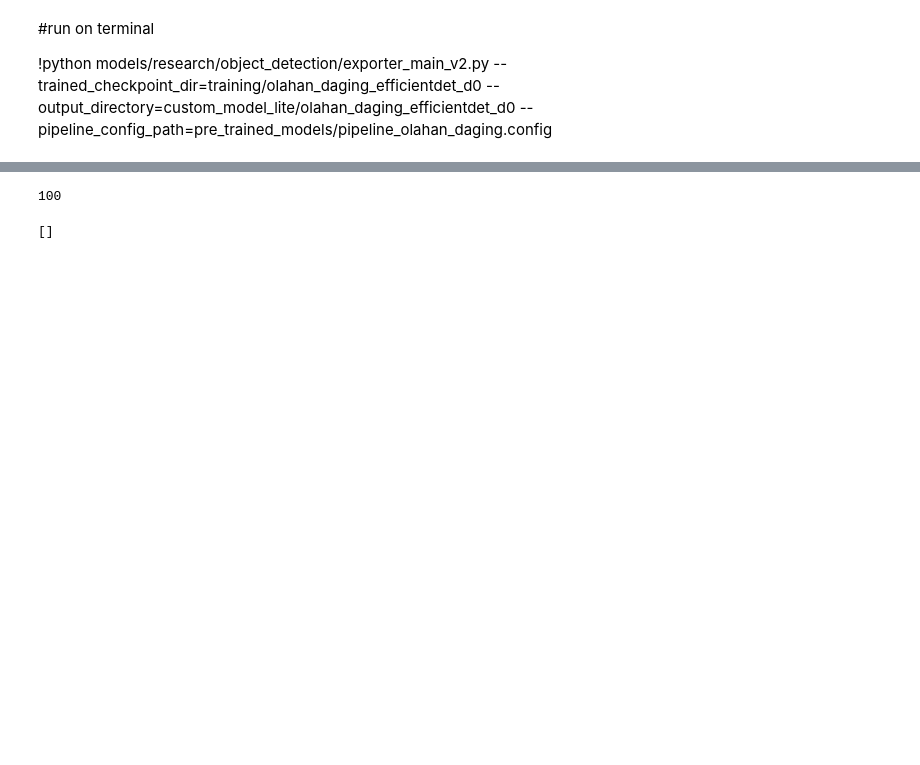
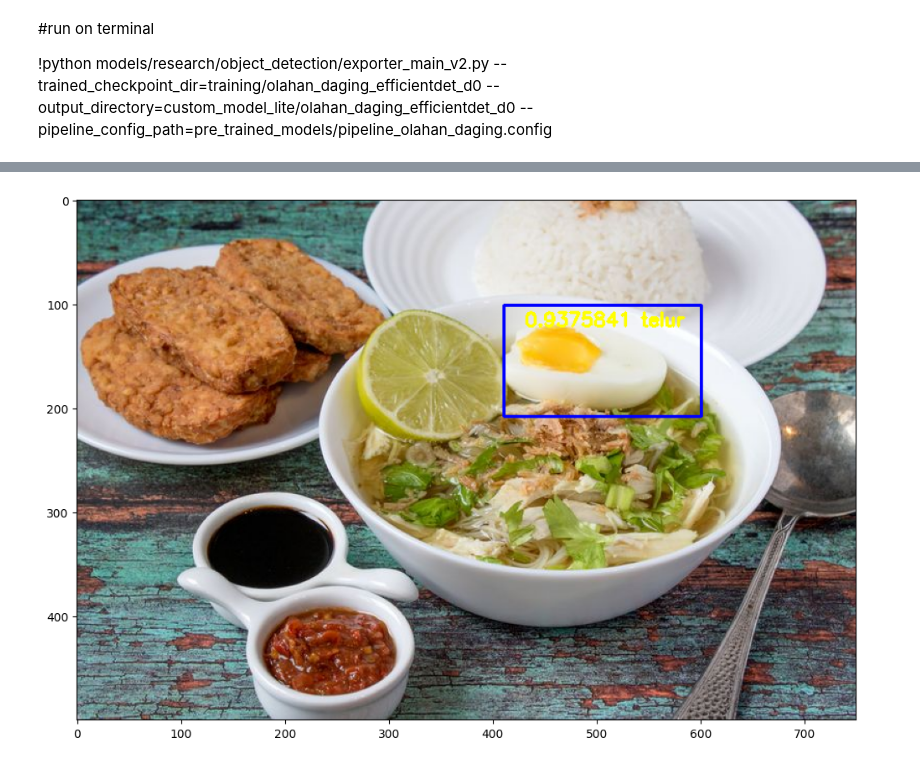
Before and after one commit to CalorEase/model-development, a Jupyter notebook: train.ipynb, the cells around one changed output, grey strips where cells are left out. Saved outputs shown, nothing was run; the diff lists cells and outputs as text; code cells hidden in the pictures; blank space fills up the shorter version.

```diff
--- a/train.ipynb
+++ b/train.ipynb
@@ -193,6 +141,6 @@ names
 # %%
 model_cat = [p.split("_efficientdet_d0")[0] for p in os.listdir("custom_model_lite")]
-# models = {}
+models = {}
 category_indexs = {}
 
 def read_label_file(label_path):
@@ -208,5 +156,5 @@ def read_label_file(label_path):
     return result
 
 for cat in model_cat:
-    # models[cat] = tf.saved_model.load(f"custom_model_lite\{cat}_efficientdet_d0\saved_model")
+    models[cat] = tf.saved_model.load(f"custom_model_lite\{cat}_efficientdet_d0\saved_model")
     category_indexs[cat] = read_label_file(f"dataset/{cat}/train/food_label_map.pbtxt")
@@ -326,6 +160,0 @@ obj_detected
-# %%
-obj_detected = []
-
-for d in detections_array:
-    classes = d['detection_classes'][0].numpy()
-    scores = d['detection_scores'][0].numpy()
@@ -356,2 +160,0 @@ TensorShape([1, 400, 400, 3])
-# %%
-detections = saved_model_loaded(input_tensor)
@@ -395,14 +160,0 @@ len(classes[0])
-# %%
-len(scores[0])
-# %% [output]
-100
-# %%
-obj_detected = []
-for i in range(len(scores[0])):
-    if((scores[0][i] > 0.5) and (scores[0][i] <= 1.0)):
-        object_name = category_index[classes[0][i]]['name']
-        obj_detected.append(object_name)
-# %%
-obj_detected
-# %% [output]
-[]
@@ -408,0 +163,54 @@ obj_detected
+# %%
+obj_detected = []
+IMAGE_PATHS = r"testing\5f15325e9dc87.jpg"
+
+image_np = np.array(Image.open(IMAGE_PATHS).convert("RGB"))
+input_tensor = tf.convert_to_tensor(image_np, dtype=tf.uint8)
+input_tensor = input_tensor[tf.newaxis, ...]
+input_tensor = input_tensor[:, :, :, :3]
+
+detections_arr = {}
+
+# detect image with 6 models
+for cat in model_cat:
+    detections = models[cat]((input_tensor))
+    detections_arr[cat] = detections
+    classes = detections['detection_classes'][0].numpy()
+    scores = detections['detection_scores'][0].numpy()
+    for i in range(len(scores)):
+        if((scores[i] > 0.5) and (scores[i] <= 1.0)):
+            object_name = category_indexs[cat][classes[i]]
+            obj_detected.append(object_name)
+
+cat_testing = "lauk" # see certain model result
+cat_index_testing = list(label_map_util.get_label_map_dict(f"dataset/{cat_testing}/train/food_label_map.pbtxt", use_display_name=True).keys())
+
+image_np_with_annotations = image_np.copy()
+h, w, d = image_np_with_annotations.shape
+
+boxes_test = detections_arr[cat_testing]['detection_boxes'][0].numpy()
+classes_test = detections_arr[cat_testing]['detection_classes'][0].numpy()
+scores_test = detections_arr[cat_testing]['detection_scores'][0].numpy()
+
+for ind in range(len(scores_test)):
+    if scores_test[ind] >= 0.50:
+        (xmin, xmax, ymin, ymax) = (int(boxes_test[ind][1] * w),
+                                    int(boxes_test[ind][3] * w),
+                                    int(boxes_test[ind][0] * h),
+                                    int(boxes_test[ind][2] * h))
+        cv2.rectangle(image_np_with_annotations, (xmin, ymin), (xmax, ymax), (0, 0, 255), 2)
+        cv2.putText(
+        image_np_with_annotations,
+        str(scores_test[ind]) + " "+ cat_index_testing[int(classes_test[ind] - 1)],
+        (xmin + 20, ymin + 20),
+        fontFace = cv2.FONT_HERSHEY_SIMPLEX,
+        fontScale = 0.6,
+        color = (255, 255, 0),
+        thickness=2
+    )
+
+plt.figure(figsize=(12,16))
+plt.imshow(image_np_with_annotations)
+plt.show()
+# %% [output]
+[figure, added]
```
Also changed, not shown: parts of 27 cells of this notebook, 2 other files.
